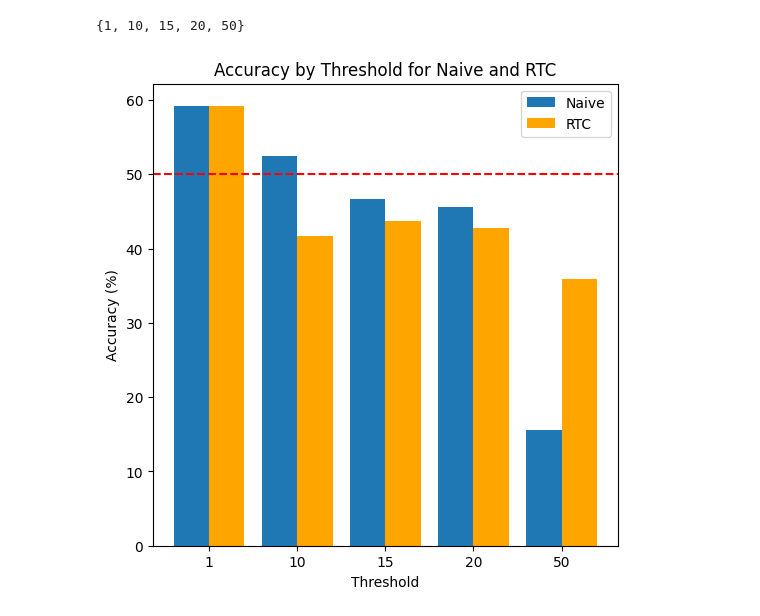
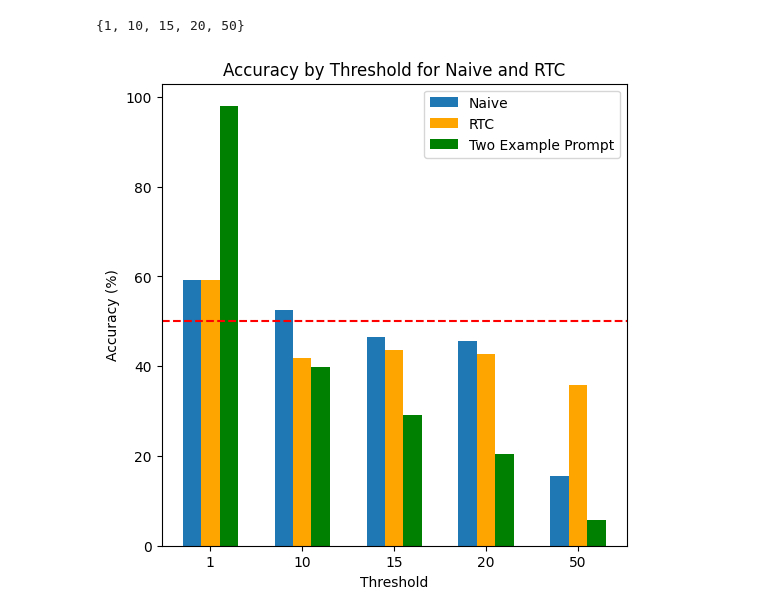
Before and after one commit to jyu283/cse291-sql-classification, a Jupyter notebook: figures/sec4_3-llm.ipynb, the cells around one changed output. Saved outputs shown, nothing was run; the diff lists cells and outputs as text; code cells hidden in the pictures.

```diff
--- a/figures/sec4_3-llm.ipynb
+++ b/figures/sec4_3-llm.ipynb
@@ -256,43 +306,64 @@ def get_rtc_df():
     df['accuracy'] = df['True'] / df['reqs'] * 100 # percentage
     return df
 
+def get_two_example_prompts():
+    df = pd.read_csv(StringIO("""threshold,runtime,reqs,False,True
+1,112.84,103,2,101
+5,103.38,103,29,74
+10,104.23,103,62,41
+15,114.01,103,73,30
+20,110.61,103,82,21
+50,103.71,103,97,6"""))
+
+    df['accuracy'] = df['True'] / df['reqs'] * 100 # percentage
+    return df
+
+
+
+
 naive_df = get_naive_df()
 rtc_df = get_rtc_df()
+two_example_prompts_df = get_two_example_prompts()
+
 
 x_values = sorted(set(naive_df['threshold'].tolist()) & set(rtc_df['threshold'].tolist()))
 # filter naive_df and rtc_df to only include the x_values
 naive_df = naive_df[naive_df['threshold'].isin(x_values)]
 rtc_df = rtc_df[rtc_df['threshold'].isin(x_values)]
+two_example_prompts_df = two_example_prompts_df[two_example_prompts_df['threshold'].isin(x_values)]
 # Convert threshold to string type
 # naive_df['threshold'] = naive_df['threshold'].astype(str)
 # rtc_df['threshold'] = rtc_df['threshold'].astype(str)
 
 
 # Plotting
 fig, ax = plt.subplots(figsize=(6, 6))
-width = 0.4  # width of the bars
+width = 0.2  # width of the bars
 import numpy as np
 x_index = np.arange(len(x_values))
 
 # Plotting naive_df
-ax.bar(x_index - width/2, naive_df['accuracy'], width, label='Naive',)
+ax.bar(x_index - width, naive_df['accuracy'], width, label='Naive',)
 
 # Plotting rtc_df
-ax.bar(x_index + width/2, rtc_df['accuracy'], width, label='RTC', color='orange')
+ax.bar(x_index, rtc_df['accuracy'], width, label='RTC', color='orange')
+
+# Plotting two_example_prompts_df
+ax.bar(x_index + width, two_example_prompts_df['accuracy'], width, label='Two Example Prompt', color='green')
 
 # Set x-axis ticks to be only the x_values.
 ax.set_xticks(x_index)
 ax.set_xticklabels(x_values)
 ax.set_xlabel('Threshold')
 ax.set_ylabel('Accuracy (%)')
 ax.set_title('Accuracy by Threshold for Naive and RTC')
 ax.legend()
 
 # add a 50% accuracy line
 plt.axhline(y=50, color='r', linestyle='--')
 
 
 # save
 plt.savefig('sec4_3-llm-compare-accuracy.png')
 # %% [output]
-[figure, old version]
+[figure, new version]
```
Also changed, not shown: parts of 1 cell of this notebook, 3 other files.
